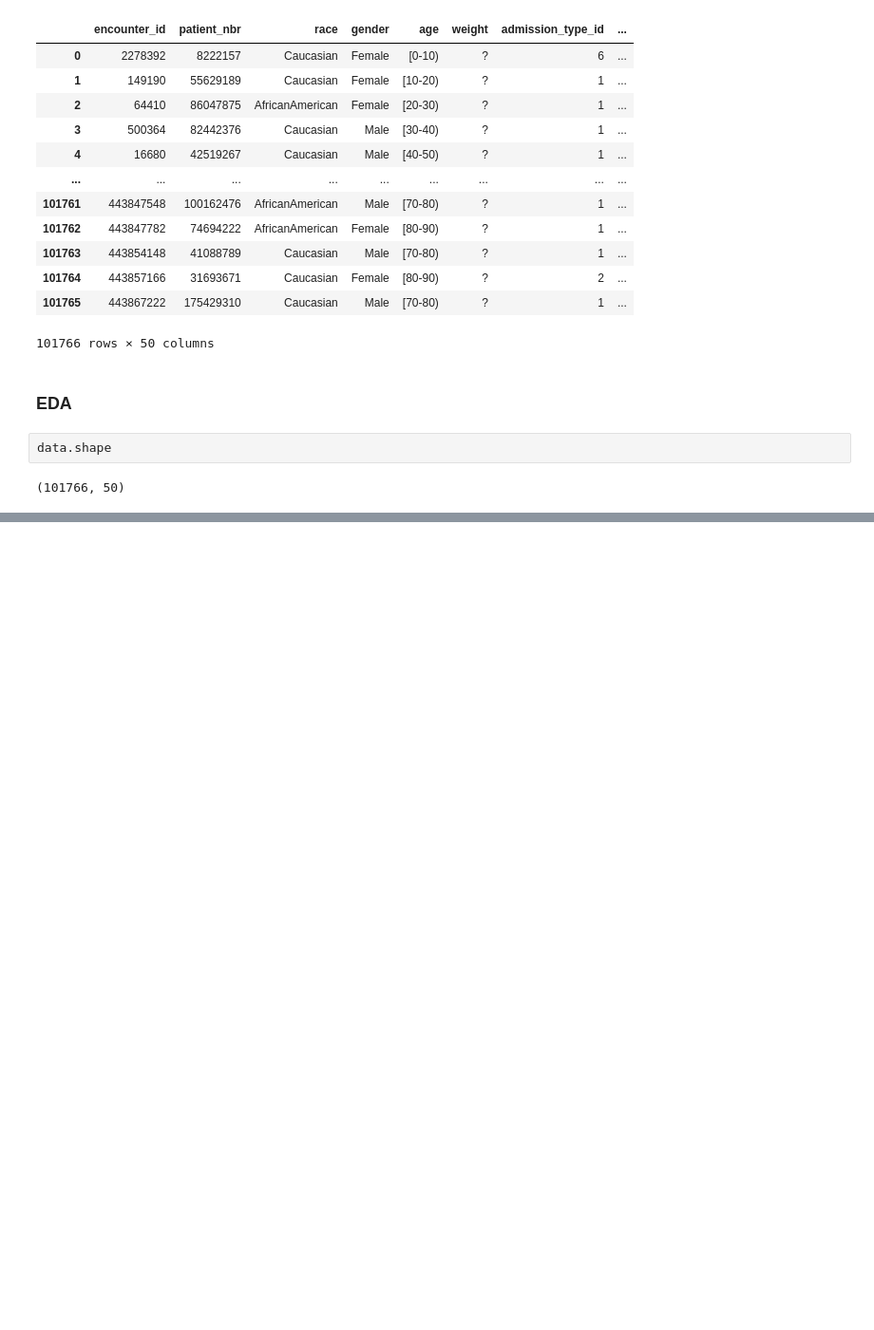
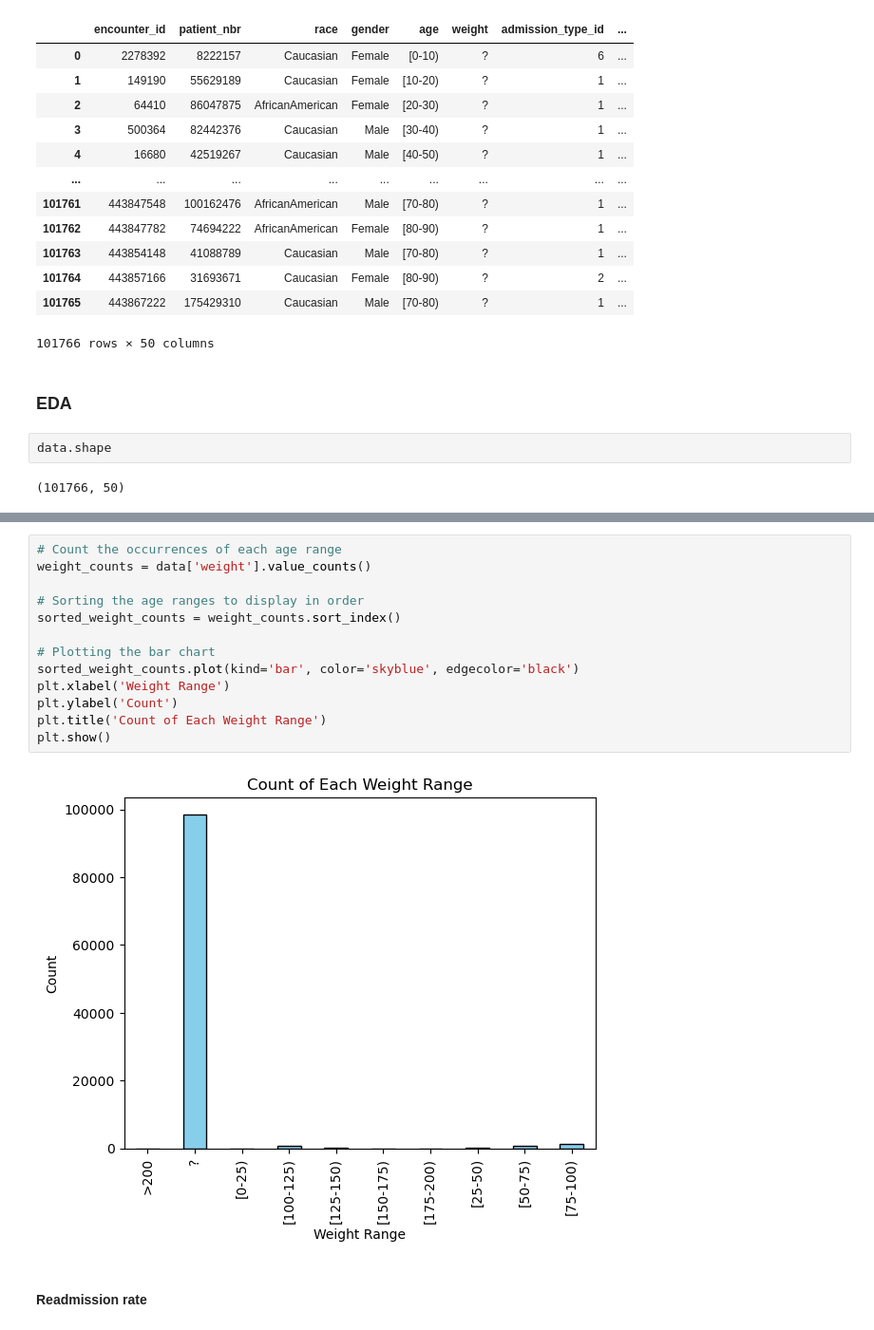
Before and after one commit to 474benchen/bias_aware_gridsearchCV, a Jupyter notebook: diabetes_example/eda_nb.ipynb, the cells around one changed output, grey strips where cells are left out. Shown at 95% size. Drawn from its saved outputs; the diff is of its cells as text; blank space fills up the shorter version.

```diff
--- a/diabetes_example/eda_nb.ipynb
+++ b/diabetes_example/eda_nb.ipynb
@@ -112,0 +178,17 @@ plt.show()
+# %%
+# Count the occurrences of each age range
+weight_counts = data['weight'].value_counts()
+
+# Sorting the age ranges to display in order
+sorted_weight_counts = weight_counts.sort_index()
+
+# Plotting the bar chart
+sorted_weight_counts.plot(kind='bar', color='skyblue', edgecolor='black')
+plt.xlabel('Weight Range')
+plt.ylabel('Count')
+plt.title('Count of Each Weight Range')
+plt.show()
+# %% [output]
+[figure, added]
+# %% [markdown]
+#### Readmission rate
```
Also changed, not shown: parts of 12 cells of this notebook.
